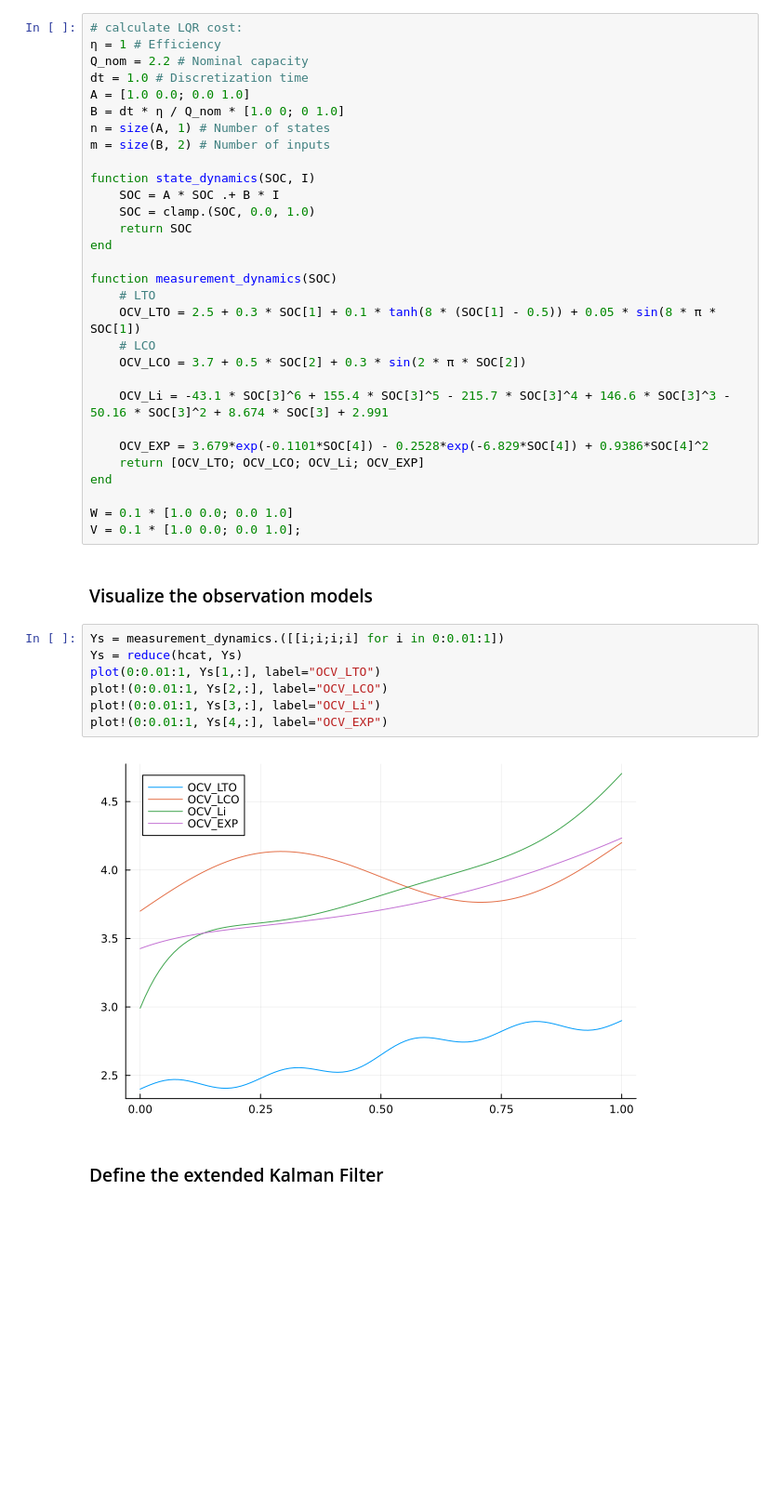
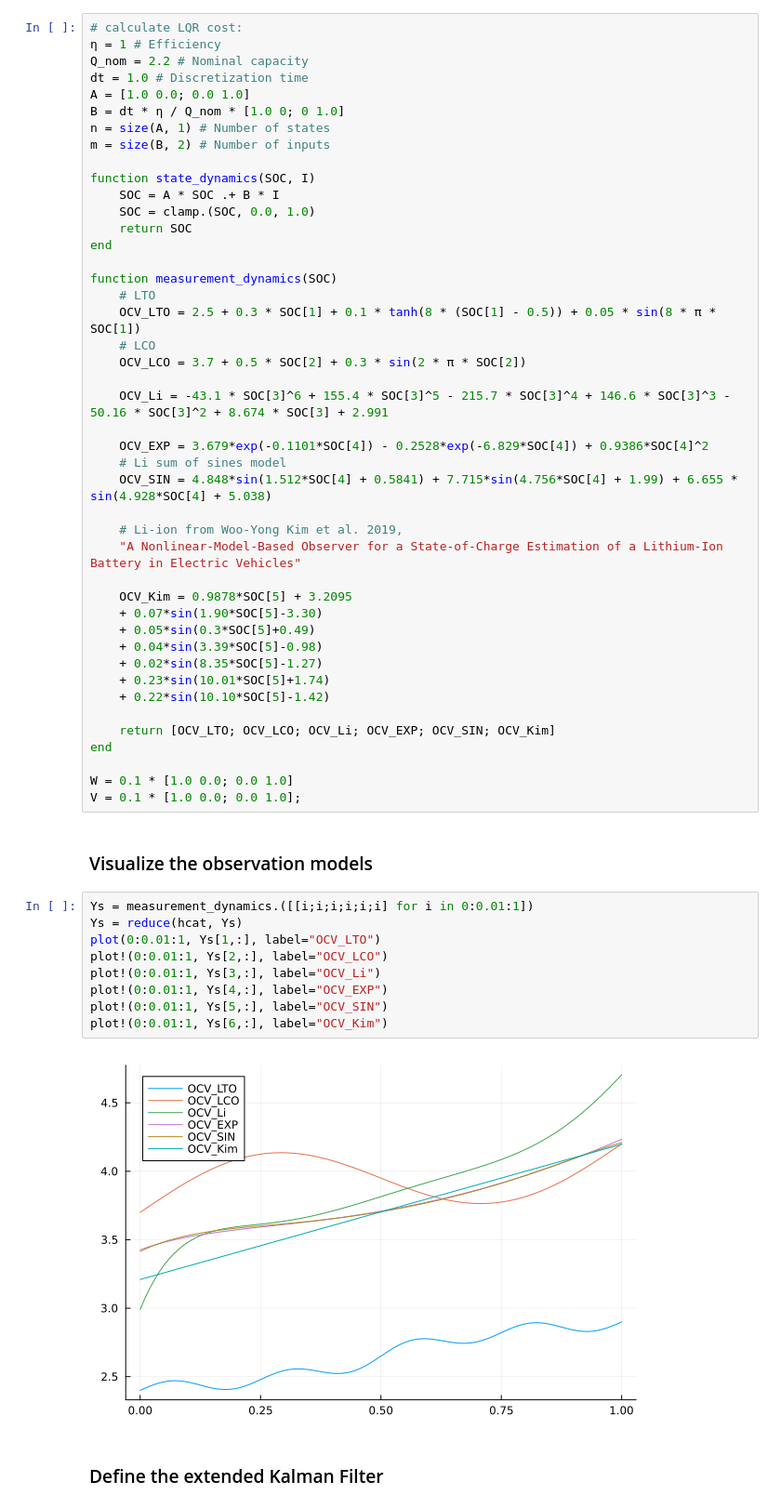
Before and after one commit to MarfredBarrera/battery-dual-control, a Jupyter notebook: example.ipynb, the cells around one changed output. Shown at 93% size. Drawn from its saved outputs; the diff is of its cells as text; blank space fills up the shorter version.

Commit message:
more ocv models

```diff
--- a/example.ipynb
+++ b/example.ipynb
@@ -34,7 +34,21 @@ function measurement_dynamics(SOC)
     OCV_Li = -43.1 * SOC[3]^6 + 155.4 * SOC[3]^5 - 215.7 * SOC[3]^4 + 146.6 * SOC[3]^3 - 50.16 * SOC[3]^2 + 8.674 * SOC[3] + 2.991
 
     OCV_EXP = 3.679*exp(-0.1101*SOC[4]) - 0.2528*exp(-6.829*SOC[4]) + 0.9386*SOC[4]^2
-    return [OCV_LTO; OCV_LCO; OCV_Li; OCV_EXP]
+    # Li sum of sines model
+    OCV_SIN = 4.848*sin(1.512*SOC[4] + 0.5841) + 7.715*sin(4.756*SOC[4] + 1.99) + 6.655 * sin(4.928*SOC[4] + 5.038)
+
+    # Li-ion from Woo-Yong Kim et al. 2019,
+    "A Nonlinear-Model-Based Observer for a State-of-Charge Estimation of a Lithium-Ion Battery in Electric Vehicles"
+
+    OCV_Kim = 0.9878*SOC[5] + 3.2095
+    + 0.07*sin(1.90*SOC[5]-3.30)
+    + 0.05*sin(0.3*SOC[5]+0.49)
+    + 0.04*sin(3.39*SOC[5]-0.98)
+    + 0.02*sin(8.35*SOC[5]-1.27)
+    + 0.23*sin(10.01*SOC[5]+1.74)
+    + 0.22*sin(10.10*SOC[5]-1.42)
+
+    return [OCV_LTO; OCV_LCO; OCV_Li; OCV_EXP; OCV_SIN; OCV_Kim]
 end
 
 W = 0.1 * [1.0 0.0; 0.0 1.0]
@@ -42,14 +56,16 @@ V = 0.1 * [1.0 0.0; 0.0 1.0];
 # %% [markdown]
 ### Visualize the observation models
 # %%
-Ys = measurement_dynamics.([[i;i;i;i] for i in 0:0.01:1])
+Ys = measurement_dynamics.([[i;i;i;i;i;i] for i in 0:0.01:1])
 Ys = reduce(hcat, Ys)
 plot(0:0.01:1, Ys[1,:], label="OCV_LTO")
 plot!(0:0.01:1, Ys[2,:], label="OCV_LCO")
 plot!(0:0.01:1, Ys[3,:], label="OCV_Li")
 plot!(0:0.01:1, Ys[4,:], label="OCV_EXP")
+plot!(0:0.01:1, Ys[5,:], label="OCV_SIN")
+plot!(0:0.01:1, Ys[6,:], label="OCV_Kim")
 # %% [output]
-[figure, old version]
+[figure, new version]
 # %% [markdown]
 ### Define the extended Kalman Filter
 # %%
```
Also changed, not shown: 4 other files.
